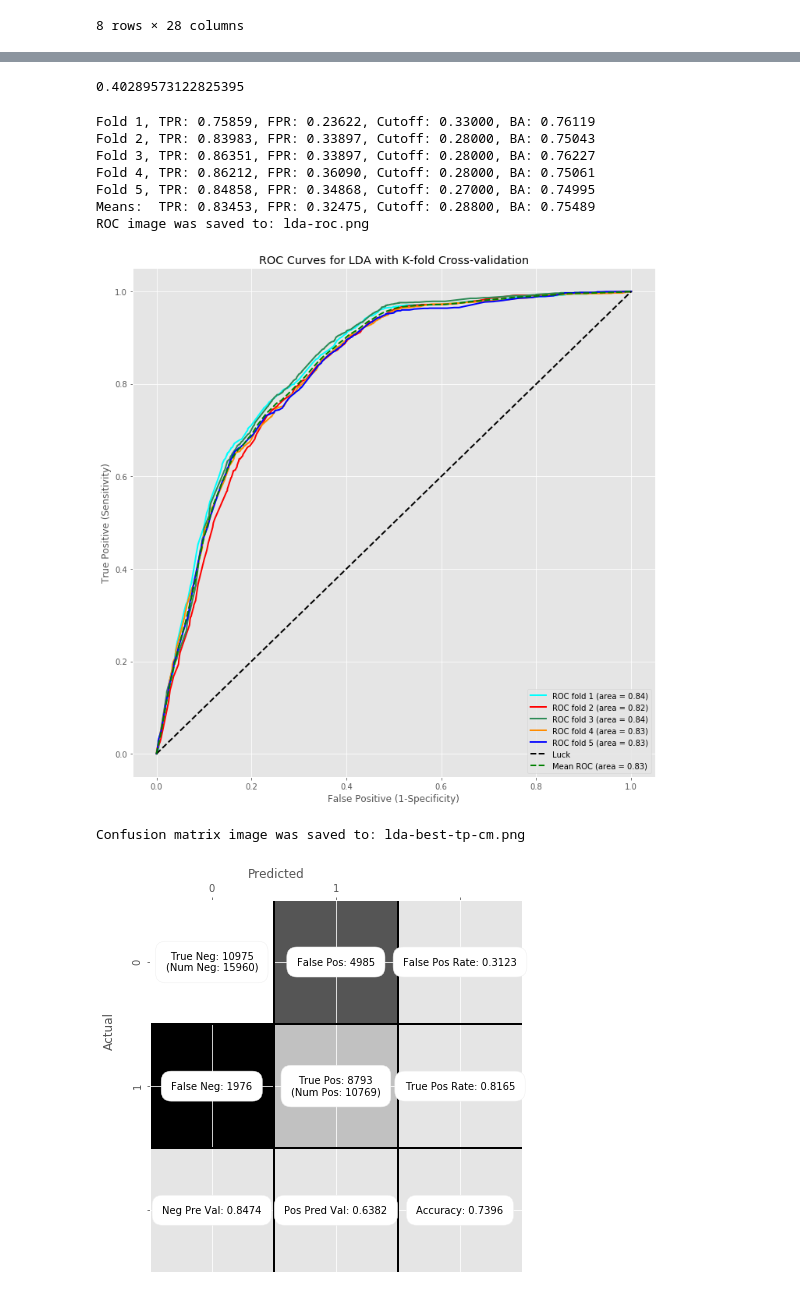
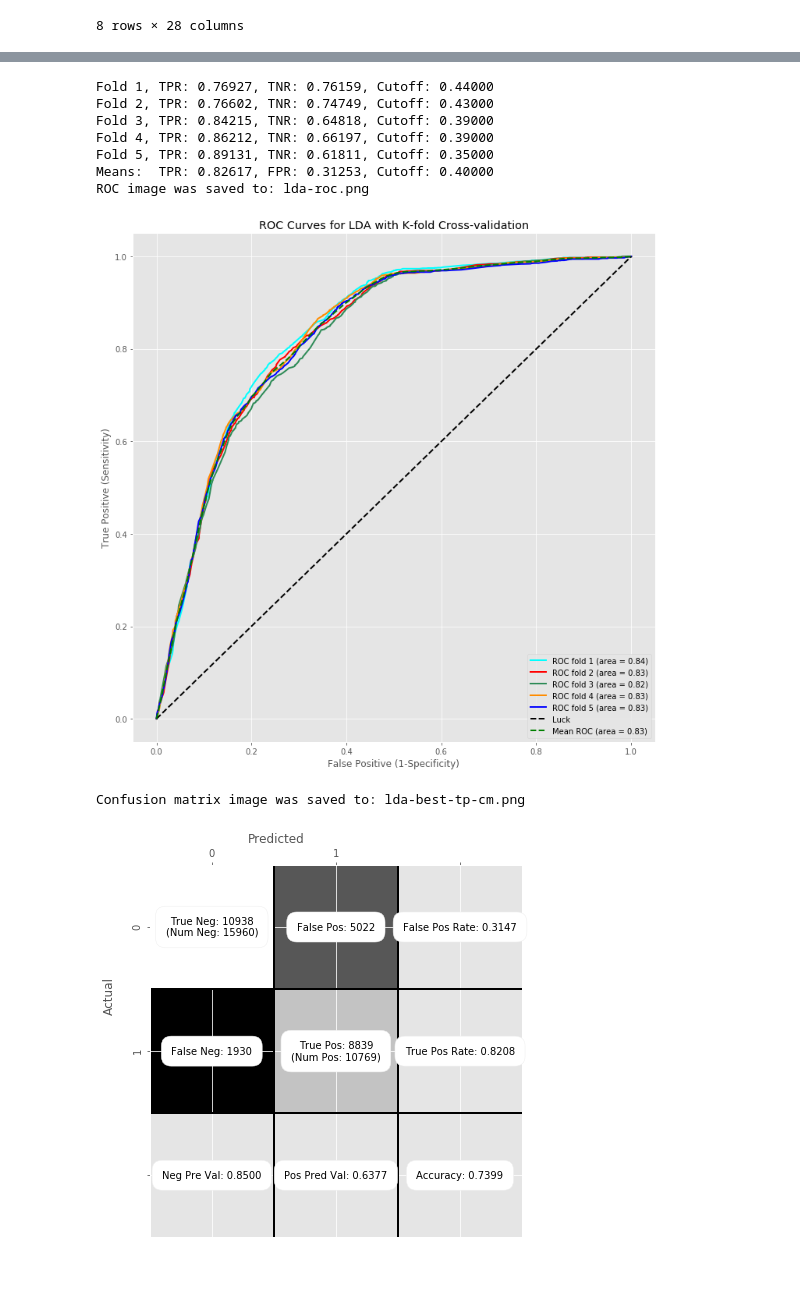
Before and after one commit to jbonfardeci/austin-animal-shelter-model, a Jupyter notebook: itsm601_project_2018_2.ipynb, the cells around one changed output, grey strips where cells are left out. Saved outputs shown, nothing was run; the diff lists cells and outputs as text; code cells hidden in the pictures.

```diff
--- a/itsm601_project_2018_2.ipynb
+++ b/itsm601_project_2018_2.ipynb
@@ -318,7 +318,7 @@ def get_confusion_matrix(cutoff, actual, prob):
     """
     pred = []
     for (x, y) in prob:
-        pred.append(1 if y > cutoff else 0)
+        pred.append(1 if y >= cutoff else 0)
 
     return confusion_matrix(actual, pred)
 
@@ -368,7 +368,7 @@ def get_best_cutoff(actual, prob):
 
         cutoff += 0.01
 
-    return [best_tpr, best_fpr, best_cutoff, best_ba]
+    return [best_tpr, best_fpr, best_cutoff]
 # %%
 def get_accuracy(C):
     """
@@ -491,8 +491,8 @@ def show_confusion_matrix(C, class_labels=['0','1'], figsize=(6,6), fontsize=12,
             bbox=dict(fc='w',boxstyle='round,pad=1'))
 
 
-    if save_figs:
-        filename = '%s%s.png' % (output_dir, filename)
+    if SAVE_FIGS:
+        filename = '%s%s.png' % (OUTPUT_DIR, filename)
         plt.savefig(filename)
         print('Confusion matrix image was saved to: %s' % (filename))
 
@@ -529,8 +529,8 @@ def show_roc(kfolds, mean_tpr, mean_fpr, title, lw=2, filename='roc'):
     plt.title(title)
     plt.legend(loc="lower right")
 
-    if save_figs:
-        filename = '%s%s.png' % (output_dir, filename)
+    if SAVE_FIGS:
+        filename = '%s%s.png' % (OUTPUT_DIR, filename)
         plt.savefig(filename)
         print('ROC image was saved to: %s' % (filename))
 
@@ -638,11 +626,6 @@ def run_lda():
     best_mean_cutoff = 0.0
     best_mean_tpr = 0.0
     best_mean_fpr = 0.0
-    best_mean_ba = 0.0
-
-    # [0.68960044  0.31039956]
-    prior = len([n for n in y if n == 1])/len(X) # = 0.31039111820622595
-    print(prior)
 
     # For each cross-validation batch, fit model 80:20 split, plot ROC, and get cutoff
     # TODO - add feature selection per CV
@@ -656,7 +639,7 @@ def run_lda():
         train_y = y[train]
 
         # train LDA on training dataset
-        lda = LinearDiscriminantAnalysis(priors=[0.68960044, 0.31039956], solver=LDA_SOLVER,
+        lda = LinearDiscriminantAnalysis(solver=LDA_SOLVER,
                                          shrinkage=LDA_SHRINKAGE, store_covariance=True).fit(train_X, train_y)
 
         # test LDA on test dataset
@@ -692,60 +675,51 @@ def run_lda():
         # fpr = false positive rate (1-specificity)
         # tpr = true positive rate (sensitivity)
         fpr, tpr, thresholds = roc_curve(test_actual, prob[:, 1]) # returns <type 'numpy.ndarray'> x 3
 
         # add mean Sensitivity
         mean_tpr += interp(mean_fpr, fpr, tpr)
         mean_tpr[0] = 0.0
 
-        if output_data_to_excel:
-            output_excel('lda-fold-%d-test' % (i+1), prob, test_X, test_actual, predicted, 'TestSet%d' % (i+1))
-            output_excel('lda-fold-%d-train' % (i+1),
-                         lda.predict_proba(train_X), train_X, train_y, train_predicted, 'TrainSet%d' % (i+1))
-        # /if...
+        if OUTPUT_TO_CSV:
+            output_excel('lda-fold-%d-test' % (i+1), prob, test_X, test_actual, predicted, significant_features, 'TestSet%d' % (i+1))
 
         lda_actual.extend(test_actual)
         lda_prob.extend(prob)
-
         roc_kfolds.append([tpr, fpr])
-
-        #output_cutoffs(i, tpr, fpr, thresholds, prob)
-
-        best_tpr, best_fpr, best_cutoff, best_ba = get_best_cutoff(actual=test_actual, prob=prob)
-        print('Fold %d, TPR: %0.5f, FPR: %0.5f, Cutoff: %0.5f, BA: %0.5f' % (i+1, best_tpr, best_fpr, best_cutoff, best_ba))
+        best_tpr, best_fpr, best_cutoff = get_best_cutoff(actual=test_actual, prob=prob)
         best_mean_cutoff += best_cutoff
         best_mean_tpr += best_tpr
         best_mean_fpr += best_fpr
-        best_mean_ba += best_ba
+
+        print('Fold %d, TPR: %0.5f, TNR: %0.5f, Cutoff: %0.5f' % (i+1, best_tpr, 1-best_fpr, best_cutoff))
 
         i += 1
         #/for (train, test)...
 
+    best_mean_tpr /= float(NUM_CV)
+    best_mean_fpr /= float(NUM_CV)
     best_mean_cutoff /= float(NUM_CV)
-    print('Means:  TPR: %0.5f, FPR: %0.5f, Cutoff: %0.5f, BA: %0.5f'%(best_mean_tpr/float(NUM_CV),
-                                                        best_mean_fpr/float(NUM_CV),
-                                                        best_mean_cutoff,
-                                                        best_mean_ba/float(NUM_CV)))
+    print('Means:  TPR: %0.5f, FPR: %0.5f, Cutoff: %0.5f'%(best_mean_tpr, best_mean_fpr, best_mean_cutoff))
 
     show_roc(roc_kfolds, mean_tpr, mean_fpr, 'ROC Curves for LDA with K-fold Cross-validation', 2, 'lda-roc')
 
-    if output_data_to_excel:
-        output_cms('lda-cms', cm_folds, 'LDA_Test_Folds') # output to excel
+    if OUTPUT_TO_CSV:
+        output_cms('lda-cms', cm_folds, 'LDA_Test_Folds') # output to CSV
 
     best_tp = get_confusion_matrix(best_mean_cutoff, lda_actual, lda_prob)
     show_confusion_matrix(best_tp, ['0','1'], (6,6), 12, 'lda-best-tp-cm')
 
 
 run_lda()
 # %% [output]
-0.40289573122825395
+Fold 1, TPR: 0.76927, TNR: 0.76159, Cutoff: 0.44000
+Fold 2, TPR: 0.76602, TNR: 0.74749, Cutoff: 0.43000
+Fold 3, TPR: 0.84215, TNR: 0.64818, Cutoff: 0.39000
+Fold 4, TPR: 0.86212, TNR: 0.66197, Cutoff: 0.39000
+Fold 5, TPR: 0.89131, TNR: 0.61811, Cutoff: 0.35000
+Means:  TPR: 0.82617, FPR: 0.31253, Cutoff: 0.40000
+ROC image was saved to: lda-roc.png
+[figure, new version]
-Fold 1, TPR: 0.75859, FPR: 0.23622, Cutoff: 0.33000, BA: 0.76119
-Fold 2, TPR: 0.83983, FPR: 0.33897, Cutoff: 0.28000, BA: 0.75043
-Fold 3, TPR: 0.86351, FPR: 0.33897, Cutoff: 0.28000, BA: 0.76227
-Fold 4, TPR: 0.86212, FPR: 0.36090, Cutoff: 0.28000, BA: 0.75061
-Fold 5, TPR: 0.84858, FPR: 0.34868, Cutoff: 0.27000, BA: 0.74995
-Means:  TPR: 0.83453, FPR: 0.32475, Cutoff: 0.28800, BA: 0.75489
-ROC image was saved to: lda-roc.png
+Confusion matrix image was saved to: lda-best-tp-cm.png
-[figure, old version]
-Confusion matrix image was saved to: lda-best-tp-cm.png
 [figure]
 # %%
```
Also changed, not shown: parts of 5 cells of this notebook, 6 other files.
